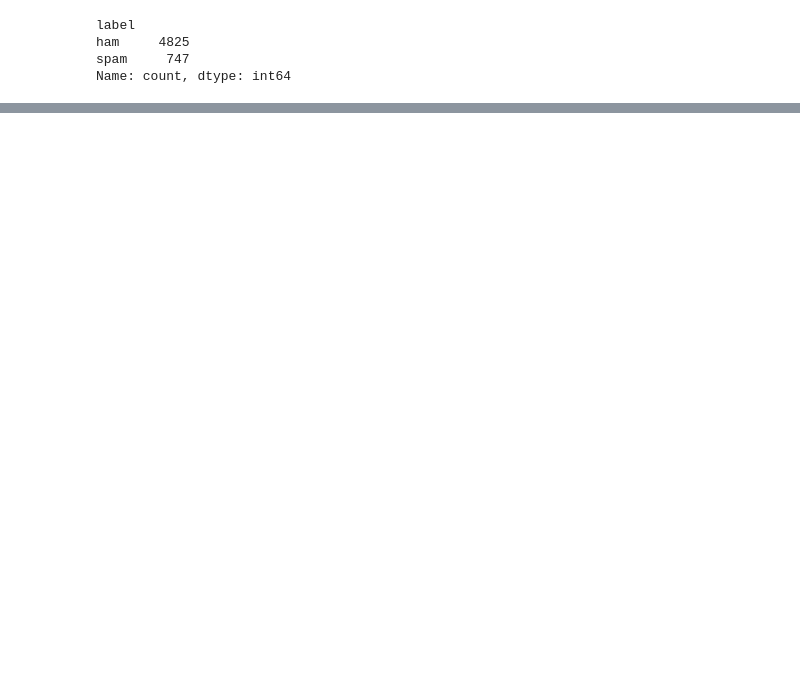
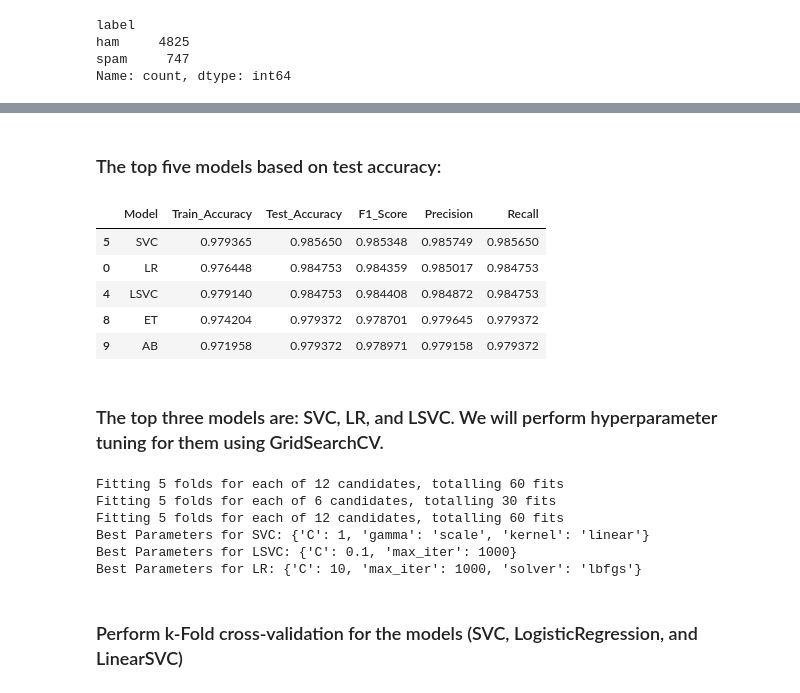
Before and after one commit to sshiyami/Spam_classifier, a Jupyter notebook: Spam_classifier.ipynb, the cells around one changed output, grey strips where cells are left out. Drawn from its saved outputs; the diff is of its cells as text; code cells hidden in the pictures; blank space fills up the shorter version.

```diff
--- a/Spam_classifier.ipynb
+++ b/Spam_classifier.ipynb
@@ -95,0 +126,15 @@ Name: count, dtype: int64
+# %%
+from sklearn.feature_extraction.text import CountVectorizer
+from sklearn.preprocessing import LabelEncoder
+from sklearn.model_selection import train_test_split
+
+# Creating BoW(Bag of Words) using CountVectorizer
+vectorizer = CountVectorizer()
+features = vectorizer.fit_transform(data['cleaned_message'])
+
+# Encoding labels into (0, 1)
+encoder = LabelEncoder()
+targets = encoder.fit_transform(data['label'])
+
+# Split data to train and test data sets
+features_train, features_test, targets_train, targets_test = train_test_split(features, targets, test_size=0.2, random_state=42)
@@ -95,0 +278,64 @@ Name: count, dtype: int64
+# %% [markdown]
+### The top five models based on test accuracy:
+# %%
+results_df.head()
+# %% [output]
+|  | Model | Train_Accuracy | Test_Accuracy | F1_Score | Precision | Recall |
+| 5 | SVC | 0.979365 | 0.985650 | 0.985348 | 0.985749 | 0.985650 |
+| 0 | LR | 0.976448 | 0.984753 | 0.984359 | 0.985017 | 0.984753 |
+| 4 | LSVC | 0.979140 | 0.984753 | 0.984408 | 0.984872 | 0.984753 |
+| 8 | ET | 0.974204 | 0.979372 | 0.978701 | 0.979645 | 0.979372 |
+| 9 | AB | 0.971958 | 0.979372 | 0.978971 | 0.979158 | 0.979372 |
+# %% [markdown]
+### The top three models are: SVC, LR, and LSVC. We will perform hyperparameter tuning for them using GridSearchCV.
+# %%
+from sklearn.model_selection import GridSearchCV
+from sklearn.svm import SVC, LinearSVC
+from sklearn.linear_model import LogisticRegression
+
+# Define the parameter grids
+param_grid_svc = {
+    'C': [0.1, 1, 10],  # Regularization strength
+    'kernel': ['linear', 'rbf'],  # Kernel types
+    'gamma': ['scale', 'auto']  # Kernel coefficient (for 'rbf' kernel)
+}
+
+param_grid_lsvc = {
+    'C': [0.1, 1, 10],  # Regularization strength
+    'max_iter': [1000, 2000]  # Maximum iterations
+}
+
+param_grid_lr = {
+    'C': [0.1, 1, 10],  # Regularization strength
+    'solver': ['lbfgs', 'liblinear'],  # Solver for optimization
+    'max_iter': [1000, 2000]  # Maximum iterations
+}
+
+# Initialize models
+svc = SVC(probability = True)
+lsvc = LinearSVC()
+lr = LogisticRegression(max_iter=1000)
+
+# Set up GridSearchCV
+grid_search_svc = GridSearchCV(estimator=svc, param_grid=param_grid_svc, cv=5, n_jobs=-1, verbose=1, scoring='accuracy')
+grid_search_lsvc = GridSearchCV(estimator=lsvc, param_grid=param_grid_lsvc, cv=5, n_jobs=-1, verbose=1, scoring='accuracy')
+grid_search_lr = GridSearchCV(estimator=lr, param_grid=param_grid_lr, cv=5, n_jobs=-1, verbose=1, scoring='accuracy')
+
+# Fit the grid searches
+grid_search_svc.fit(features_train_dense, targets_train)
+grid_search_lsvc.fit(features_train_dense, targets_train)
+grid_search_lr.fit(features_train_dense, targets_train)
+
+# Output best hyperparameters
+print("Best Parameters for SVC:", grid_search_svc.best_params_)
+print("Best Parameters for LSVC:", grid_search_lsvc.best_params_)
+print("Best Parameters for LR:", grid_search_lr.best_params_)
+# %% [output]
+Fitting 5 folds for each of 12 candidates, totalling 60 fits
+Fitting 5 folds for each of 6 candidates, totalling 30 fits
+Fitting 5 folds for each of 12 candidates, totalling 60 fits
+Best Parameters for SVC: {'C': 1, 'gamma': 'scale', 'kernel': 'linear'}
+Best Parameters for LSVC: {'C': 0.1, 'max_iter': 1000}
+Best Parameters for LR: {'C': 10, 'max_iter': 1000, 'solver': 'lbfgs'}
+# %% [markdown]
+### Perform k-Fold cross-validation for the models (SVC, LogisticRegression, and LinearSVC)
```
Also changed, not shown: parts of 21 cells of this notebook.
